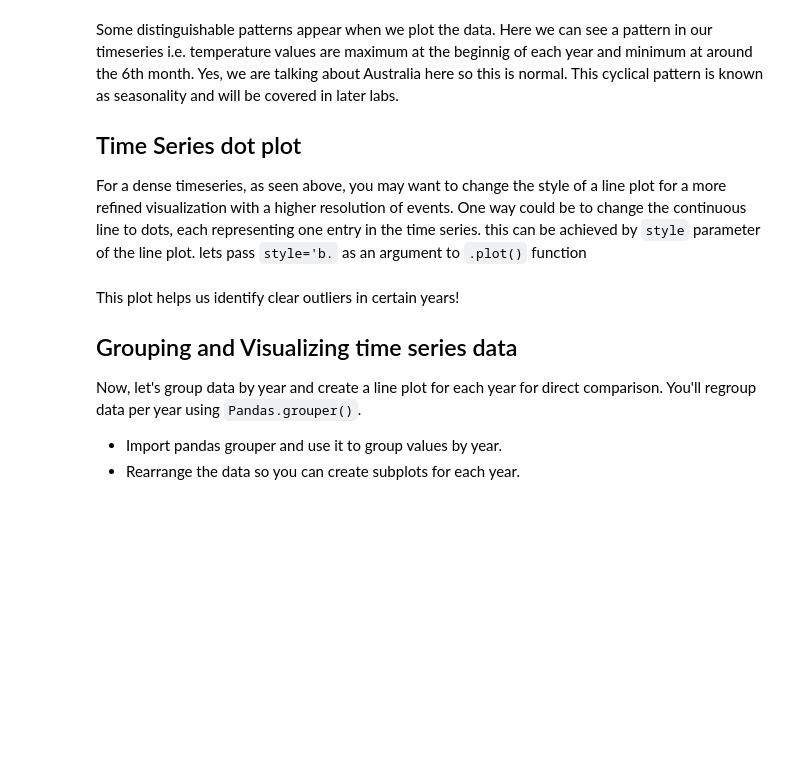
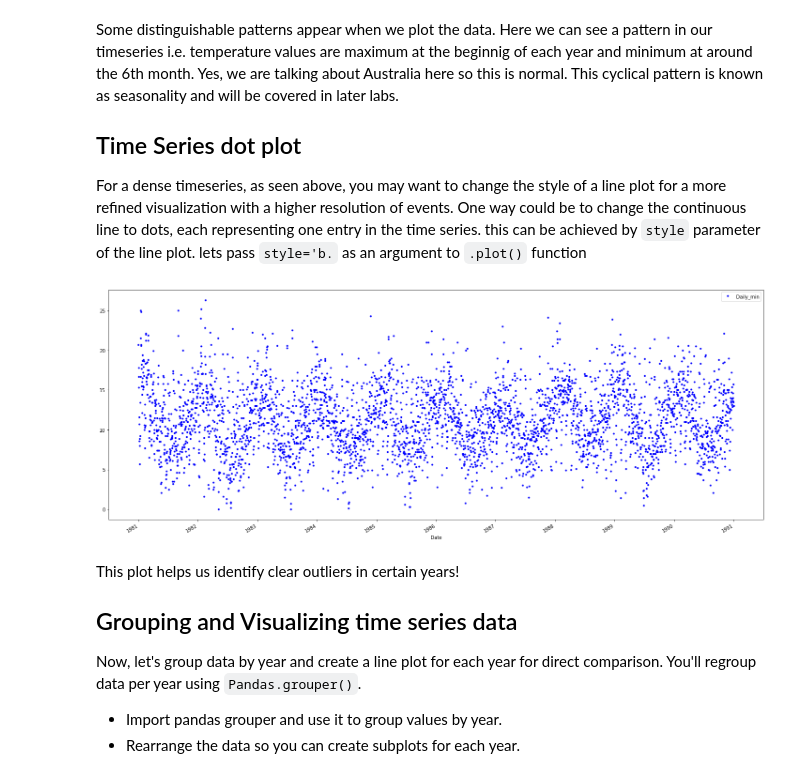
Before and after one commit to MarcSchneider71/dsc-3-25-04-visualizing-time-series-data-lab-nyc-ds-career-012819, a Jupyter notebook: index.ipynb, the cells around one changed output. Saved outputs shown, nothing was run; the diff lists cells and outputs as text; code cells hidden in the pictures; blank space fills up the shorter version.

```diff
--- a/index.ipynb
+++ b/index.ipynb
@@ -63,6 +63,10 @@ Some distinguishable patterns appear when we plot the data. Here we can see a pa
 For a dense timeseries, as seen above, you may want to change the style of a line plot for a more refined visualization with a higher resolution of events. One way could be to change the continuous line to dots, each representing one entry in the time series. this can be achieved by `style` parameter of the line plot. lets pass `style='b.` as an argument to `.plot()` function
 # %%
 # Use dots instead on a continuous line and redraw the timeseries.
+df.plot(figsize= (25,10), style= 'b.' )
+plt.show();
+# %% [output]
+[figure, added]
 # %% [markdown]
 This plot helps us identify clear outliers in certain years!
 
```
Also changed, not shown: parts of 1 cell of this notebook.
